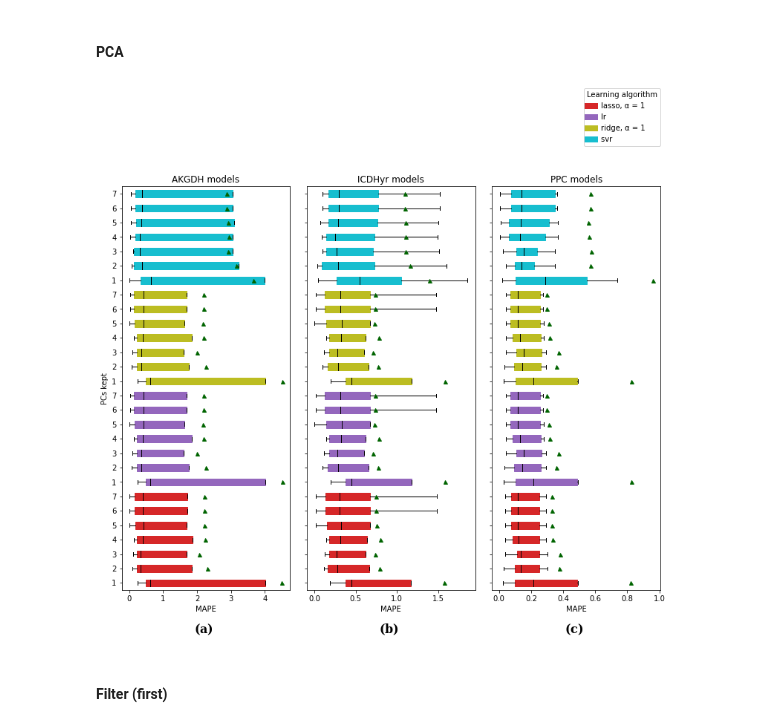
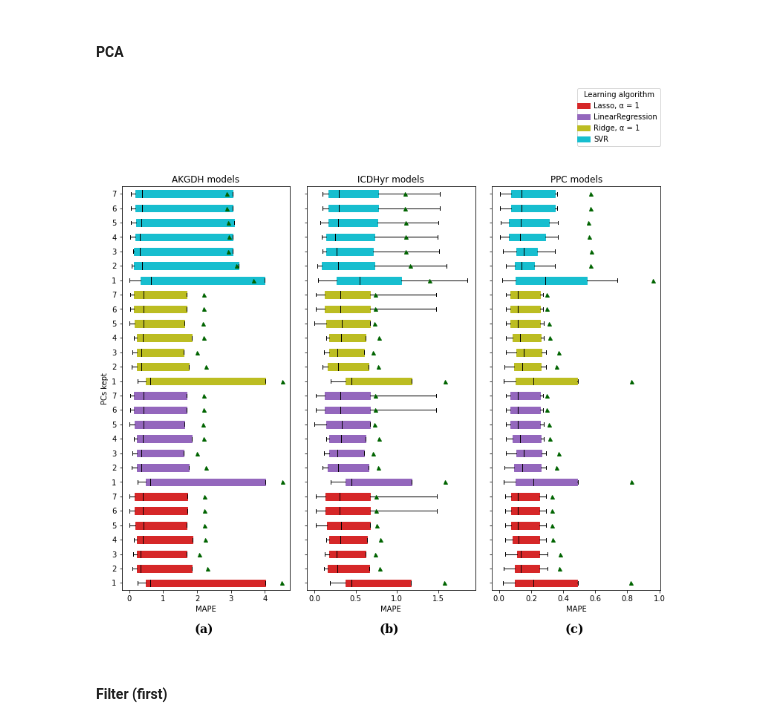
Before and after one commit to van-Eggelen/master-thesis-NTNU, a Jupyter notebook: Machine_learning/compare_models.ipynb, the cells around one changed output. Drawn from its saved outputs; the diff is of its cells as text; code cells hidden in the pictures.

Commit message:
Updated names in color legend of box plots (the preds_best_models figure was not changed, but generated over again)

```diff
--- a/Machine_learning/compare_models.ipynb
+++ b/Machine_learning/compare_models.ipynb
@@ -885,10 +885,14 @@ custom_lines = []
 explanation = []
 for group, color in zip(plot_order_groups, colors):
     custom_lines.append(Line2D([0], [0], color=color, lw=8))
-    explanation.append(group + '     ') #added padding so that the legend would look similar to the other plots
+    explanation.append(group)
 
 #prettier names
 explanation = [s.replace('_a', ', α = ') for s in explanation]
+explanation = [s.replace('lasso', 'Lasso') for s in explanation]
+explanation = [s.replace('ridge', 'Ridge') for s in explanation]
+explanation = [s.replace('lr', 'LinearRegression') for s in explanation]
+explanation = [s.replace('svr', 'SVR') for s in explanation]
 
 #add legend
 axes[2].legend(custom_lines,
@@ -907,34 +911,34 @@ plot_numbers = [r'$\bf{(a)}$',
                 r'$\bf{(b)}$',
                 r'$\bf{(c)}$',
                ]
 plot_captions = ['','','','','','',''] #when info in titles instead of captions
 for ax, plot_number, plot_caption in zip(fig.axes, plot_numbers, plot_captions):
     ax.text(.43, -.08,
             plot_number + ' ' + plot_caption,
             transform=ax.transAxes,
             fontsize=16,
             family = 'serif',
             fontname = 'Charter',
             va='top',
             #fontweight = 'bold',
            )
 
 #-------------------- Title placement and spacing -------------------------
 
 #plt.suptitle(suptitle, fontweight='bold', y = 0.97)
 wspace = 0.1 if (sharey) else 0.3
 plt.subplots_adjust(wspace=wspace, hspace=0.3) #width and height spacing
 
 plt.savefig('%s%s.%s' % (folder_path_figures, figure_name, figure_format),
             format=figure_format,
             dpi=200,
             bbox_inches = 'tight', #include the legend
             facecolor='white',
             )
 plt.show()
 plt.close()
 # %% [output]
-[figure, old version]
+[figure, new version]
 # %% [markdown]
 #### Filter (first)
 # %%
```
Also changed, not shown: parts of 4 cells of this notebook, 8 other files.
